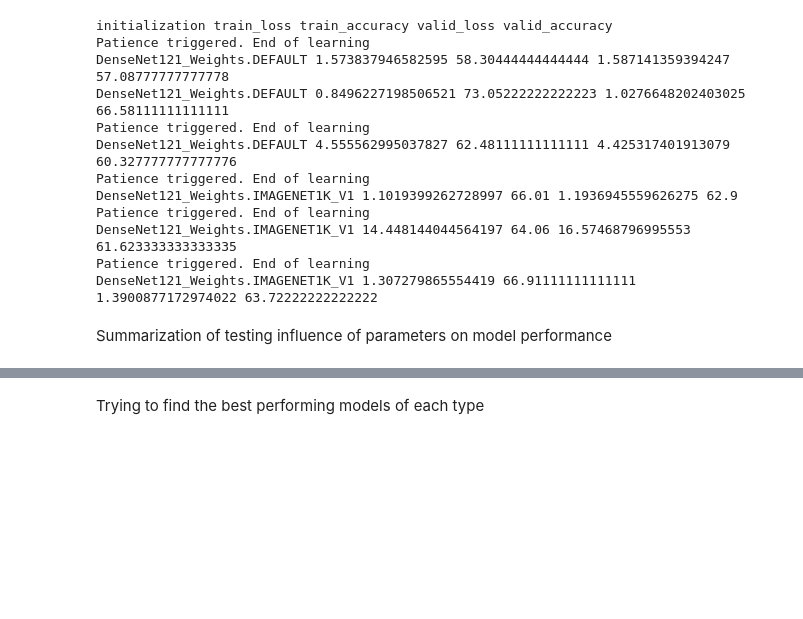
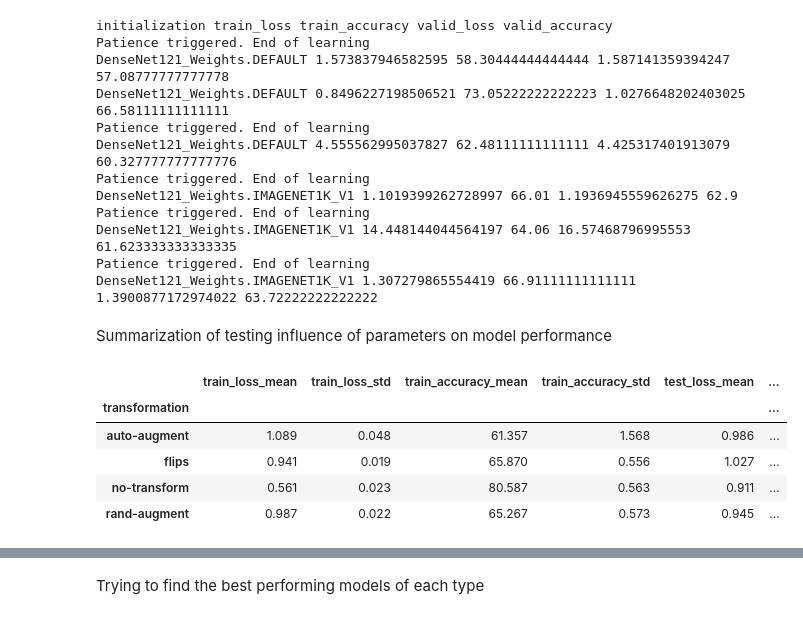
Before and after one commit to Michal-Iwicki/Deep_learning_projects, a Jupyter notebook: project_1/testing.ipynb, the cells around one changed output, grey strips where cells are left out. Drawn from its saved outputs; the diff is of its cells as text; code cells hidden in the pictures; blank space fills up the shorter version.

Commit message:
All test performed in testing.ipynb

```diff
--- a/project_1/testing.ipynb
+++ b/project_1/testing.ipynb
@@ -160,0 +167,9 @@ for result in results:
+# %%
+results[0]
+# %% [output]
+|  | train_loss_mean | train_loss_std | train_accuracy_mean | train_accuracy_std | test_loss_mean | ... |
+| transformation |  |  |  |  |  | ... |
+| auto-augment | 1.089 | 0.048 | 61.357 | 1.568 | 0.986 | ... |
+| flips | 0.941 | 0.019 | 65.870 | 0.556 | 1.027 | ... |
+| no-transform | 0.561 | 0.023 | 80.587 | 0.563 | 0.911 | ... |
+| rand-augment | 0.987 | 0.022 | 65.267 | 0.573 | 0.945 | ... |
```
Also changed, not shown: parts of 8 cells of this notebook, 1 other file.
